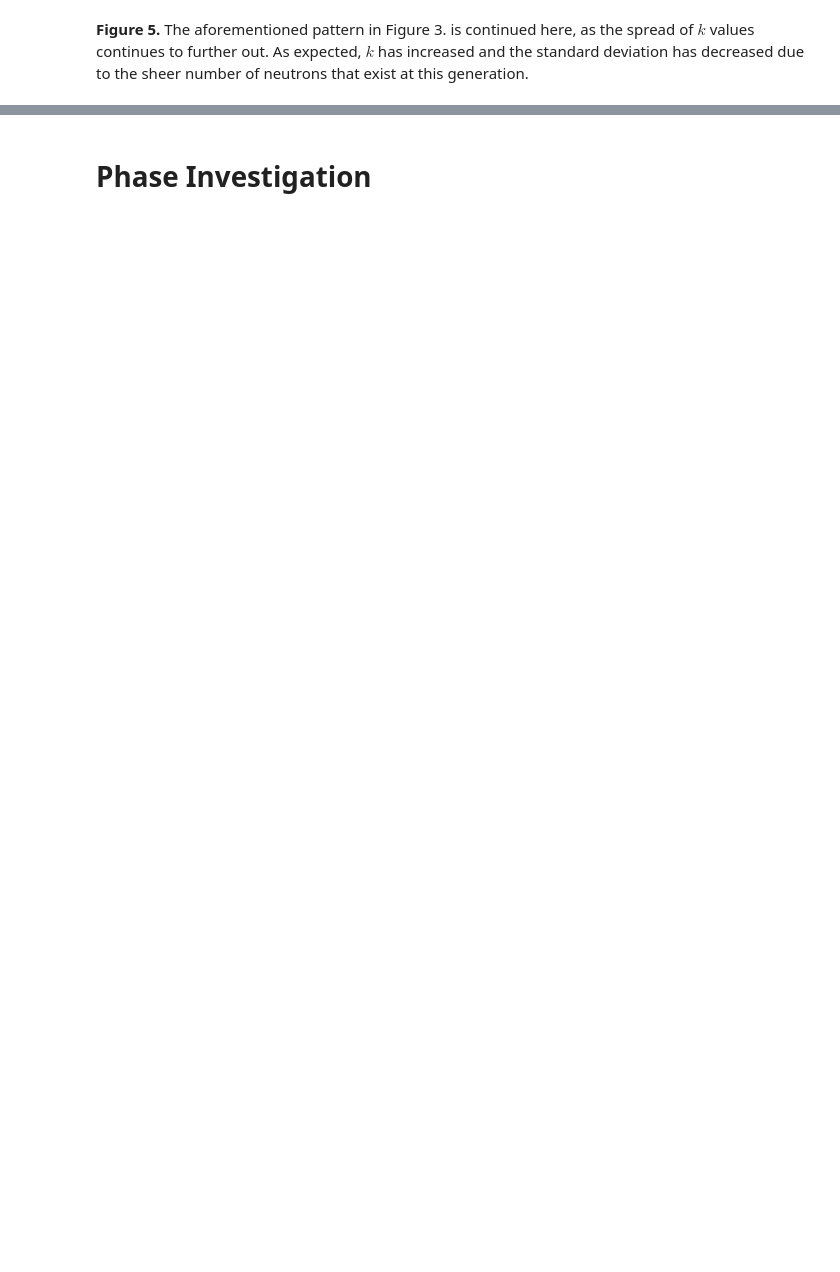
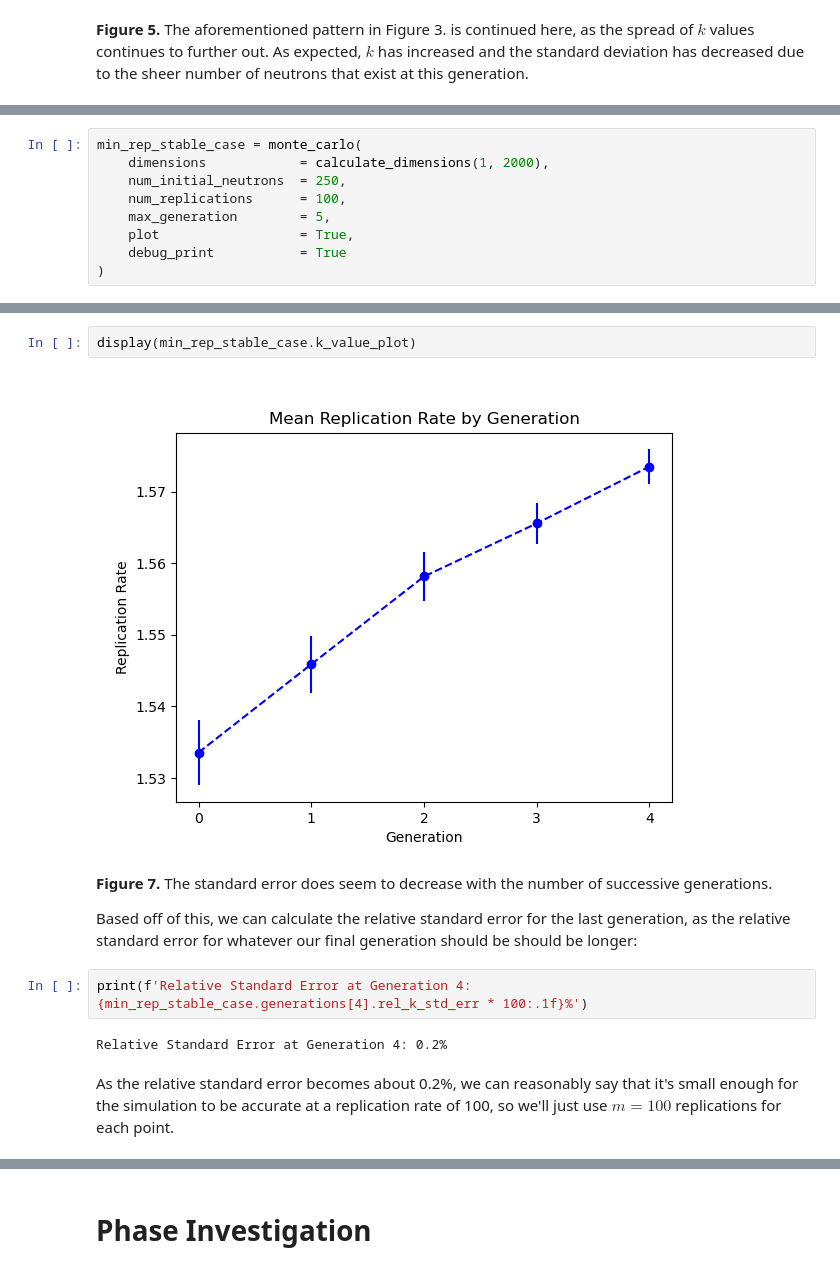
Before and after one commit to mufaro3/physics-210, a Jupyter notebook: Projects/Project 3.ipynb, the cells around one changed output, grey strips where cells are left out. Saved outputs shown, nothing was run; the diff lists cells and outputs as text; blank space fills up the shorter version.

```diff
--- a/Projects/Project 3.ipynb
+++ b/Projects/Project 3.ipynb
@@ -597,0 +706,9 @@ display(example_mc_results.generations[2].histogram)
+# %%
+min_rep_stable_case = monte_carlo(
+    dimensions            = calculate_dimensions(1, 2000),
+    num_initial_neutrons  = 250,
+    num_replications      = 100,
+    max_generation        = 5,
+    plot                  = True,
+    debug_print           = True
+)
@@ -597,0 +727,14 @@ display(example_mc_results.generations[2].histogram)
+# %%
+display(min_rep_stable_case.k_value_plot)
+# %% [output]
+[figure, added]
+# %% [markdown]
+**Figure 7.** The standard error does seem to decrease with the number of successive generations.
+
+Based off of this, we can calculate the relative standard error for the last generation, as the relative standard error for whatever our final generation should be should be longer:
+# %%
+print(f'Relative Standard Error at Generation 4: {min_rep_stable_case.generations[4].rel_k_std_err * 100:.1f}%')
+# %% [output]
+Relative Standard Error at Generation 4: 0.2%
+# %% [markdown]
+As the relative standard error becomes about 0.2%, we can reasonably say that it's small enough for the simulation to be accurate at a replication rate of 100, so we'll just use $m=100$ replications for each point.
```
Also changed, not shown: parts of 49 cells of this notebook.
